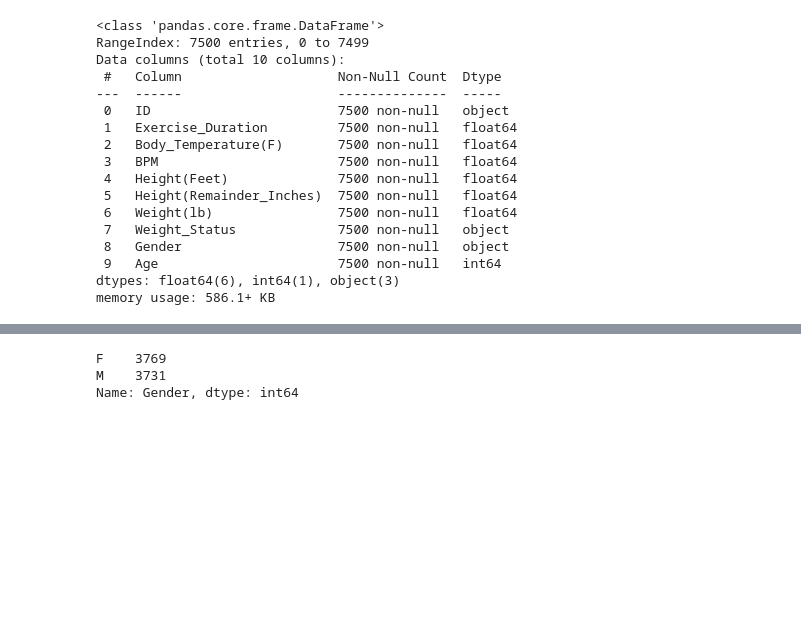
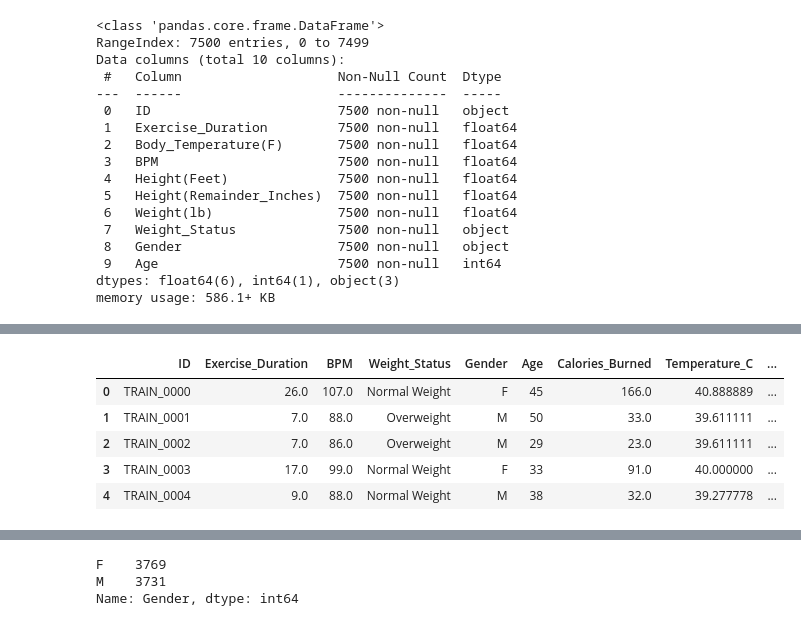
Before and after one commit to STMLPR/hojun, a Jupyter notebook: Untitled.ipynb, the cells around one changed output, grey strips where cells are left out. Drawn from its saved outputs; the diff is of its cells as text; code cells hidden in the pictures; blank space fills up the shorter version.

```diff
--- a/Untitled.ipynb
+++ b/Untitled.ipynb
@@ -69,0 +139,9 @@ memory usage: 586.1+ KB
+# %%
+train.head()
+# %% [output]
+|  | ID | Exercise_Duration | BPM | Weight_Status | Gender | Age | Calories_Burned | Temperature_C | ... |
+| 0 | TRAIN_0000 | 26.0 | 107.0 | Normal Weight | F | 45 | 166.0 | 40.888889 | ... |
+| 1 | TRAIN_0001 | 7.0 | 88.0 | Overweight | M | 50 | 33.0 | 39.611111 | ... |
+| 2 | TRAIN_0002 | 7.0 | 86.0 | Overweight | M | 29 | 23.0 | 39.611111 | ... |
+| 3 | TRAIN_0003 | 17.0 | 99.0 | Normal Weight | F | 33 | 91.0 | 40.000000 | ... |
+| 4 | TRAIN_0004 | 9.0 | 88.0 | Normal Weight | M | 38 | 32.0 | 39.277778 | ... |
```
Also changed, not shown: parts of 6 cells of this notebook.
